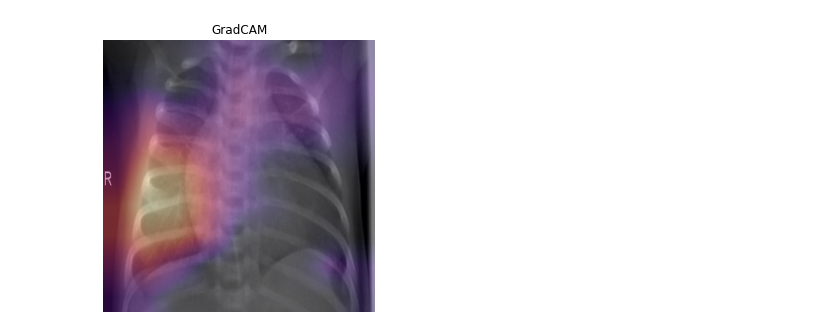
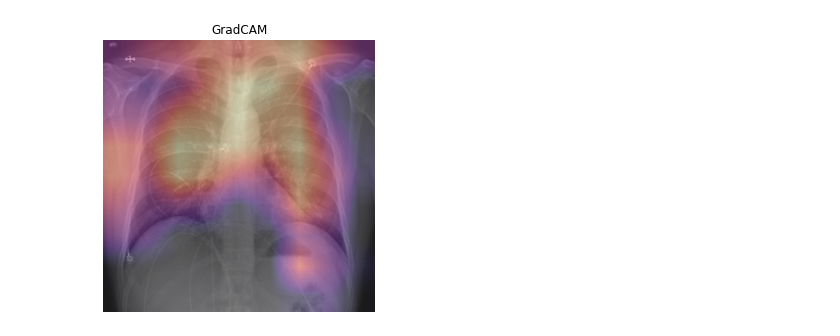
Before and after one commit to arjunparmar/CAPTEN-CoronaAndPneumoniaTEstingNetworks, a Jupyter notebook: GRADCAM.ipynb, the cells around one changed output. Saved outputs shown, nothing was run; the diff lists cells and outputs as text; code cells hidden in the pictures.

```diff
--- a/GRADCAM.ipynb
+++ b/GRADCAM.ipynb
@@ -29,7 +34,6 @@ Trainable params: 6,950,659
 Non-trainable params: 83,648
 __________________________________________________________________________________________________
 # %%
-# UNQ_C1 (UNIQUE CELL IDENTIFIER, DO NOT EDIT)
 def grad_cam(input_model, image, category_index, layer_name):
     """
     GradCAM method for visualizing input saliency.
@@ -45,7 +49,7 @@ def grad_cam(input_model, image, category_index, layer_name):
         cam ()
     """
 
-
+    cam=None
     # 1. Get placeholders for class output and last layer
     # Get the model's output
     output_with_batch_dim = input_model.output
@@ -112,26 +116,25 @@ def grad_cam(input_model, image, category_index, layer_name):
 
     return cam
 # %%
-def prepare(ima):
+def prepare2(ima):
     IMG_SIZE = 300
     ima=ima/255.0  # filepathread in the image, convert to grayscale
     new_array = cv2.resize(ima, (IMG_SIZE, IMG_SIZE))  # resize image to match model's expected sizing
     return new_array.reshape(-1,IMG_SIZE, IMG_SIZE,1)
 # %%
-im = cv2.imread("/home/paa/COVID19-upgraded/Dataset/TRAIN/PNEUMONIA/112.jpeg",0)
+im = cv2.imread("/home/paa/COVID19-upgraded/Dataset/TRAIN/COVID19/61.jpeg",0)
 im = cv2.resize(im,(300,300))
 cv2.normalize(im, im, 0, 255, cv2.NORM_MINMAX)
-im=prepare(im)
-cam = grad_cam(model, im, 2, 'conv5_block15_concat')
+im=prepare2(im)
+cam = grad_cam(model, im, 0, 'conv5_block16_concat')
 # %%
-plt.rcParams['figure.figsize'] = [5, 5]
-im_path=cv2.imread("/home/paa/COVID19-upgraded/Dataset/TRAIN/PNEUMONIA/112.jpeg")
+im_path=cv2.imread("/home/paa/COVID19-upgraded/Dataset/TRAIN/COVID19/61.jpeg")
 im_path = cv2.resize(im_path,(300,300))
 plt.imshow(im_path, cmap='gray')
 plt.imshow(cam, cmap='magma', alpha=0.5)
 plt.title("GradCAM")
 plt.axis('off')
 plt.savefig('GRADCAM.jpeg')
 plt.show()
 # %% [output]
-[figure, old version]
+[figure, new version]
```
Also changed, not shown: parts of 2 cells of this notebook, 1 other file.
